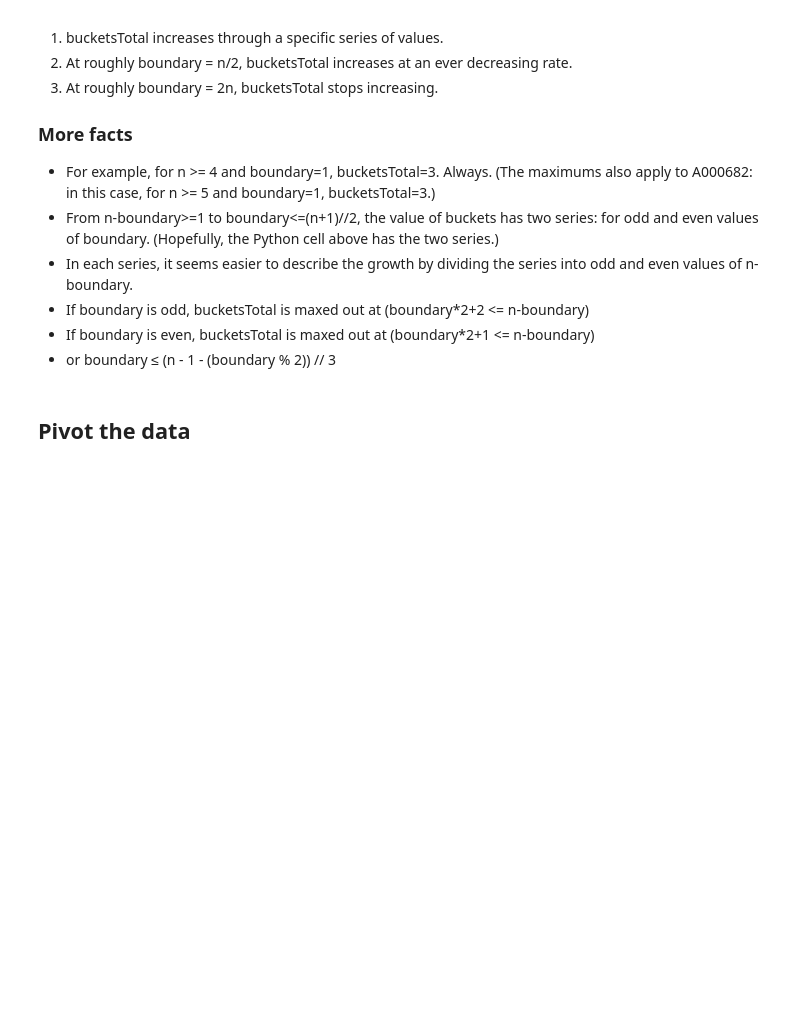
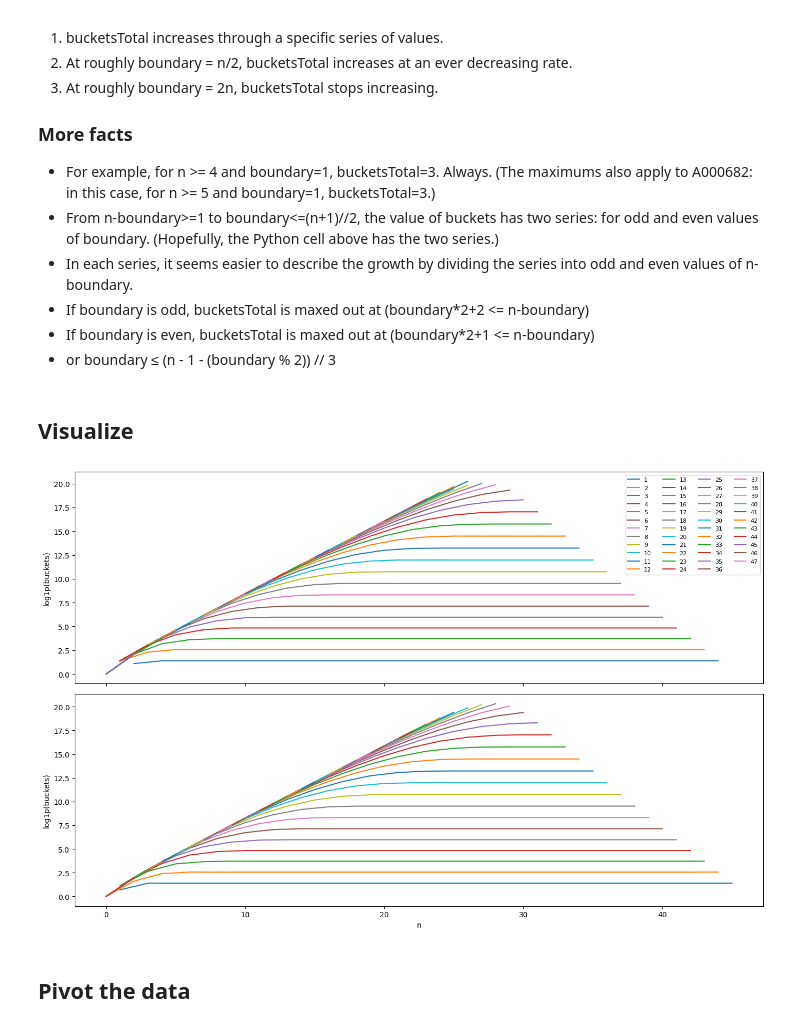
Before and after one commit to hunterhogan/mapFolding, a Jupyter notebook: mapFolding/reference/matrixMeandersAnalysis/buckets.ipynb, the cells around one changed output. Saved outputs shown, nothing was run; the diff lists cells and outputs as text; code cells hidden in the pictures; blank space fills up the shorter version.

Commit message:
buckets

```diff
--- a/mapFolding/reference/matrixMeandersAnalysis/buckets.ipynb
+++ b/mapFolding/reference/matrixMeandersAnalysis/buckets.ipynb
@@ -25,11 +32,0 @@ df['odd_nLess_boundary'] = df['nLess_boundary'] & 1
-# %%
-# pyright: basic
-
-fig, axes = pyplot.subplots(1, 1, figsize=(10, 8), sharex=True)
-for groupByValue, dataframeGroupBy in df.groupby('k'):
-    axes.plot(dataframeGroupBy['nLess_k'], numpy.log1p(dataframeGroupBy['buckets']), label=f"k={groupByValue}")
-axes.set_ylabel('log1p(buckets)')
-axes.set_xlabel('n')
-axes.legend(ncol=4, fontsize=8)
-pyplot.tight_layout()
-pyplot.show()
@@ -55,3 +33,6 @@ pyplot.show()
+# %%
+dfA = df[(df['oeisID'] == 'A005316') & (df['odd_n'])]
+dfB = df[(df['oeisID'] == 'A005316') & (~df['odd_n'])]
 # %% [markdown]
 ## Observations
 # %%
@@ -81,6 +62,34 @@ If we compare the total number of non-unique buckets (bucketsTotal) at the same
 - If boundary is odd, bucketsTotal is maxed out at (boundary*2+2 <= n-boundary)
 - If boundary is even, bucketsTotal is maxed out at (boundary*2+1 <= n-boundary)
 - or boundary ≤ (n - 1 - (boundary % 2)) // 3
+# %% [markdown]
+## Visualize
+# %%
+# pyright: basic
+
+# fig, axes = pyplot.subplots(1, 1, figsize=(10, 8), sharex=True)
+# for groupByValue, dataframeGroupBy in df.groupby('k'):
+#     axes.plot(dataframeGroupBy['nLess_k'], numpy.log1p(dataframeGroupBy['buckets']), label=f"k={groupByValue}")
+# axes.set_ylabel('log1p(buckets)')
+# axes.set_xlabel('n')
+# axes.legend(ncol=4, fontsize=8)
+# pyplot.tight_layout()
+# pyplot.show()
+# # pyright: basic
+
+fig, axes = pyplot.subplots(2, 1, figsize=(14, 9), sharex=True)
+for groupByValue, dataframeGroupBy in dfA.groupby('boundary'):
+    axes[0].plot(dataframeGroupBy['nLess_boundary'], numpy.log1p(dataframeGroupBy['buckets']), label=f"{groupByValue}")
+for groupByValue, dataframeGroupBy in dfB.groupby('boundary'):
+    axes[1].plot(dataframeGroupBy['nLess_boundary'], numpy.log1p(dataframeGroupBy['buckets']), label=f"{groupByValue}")
+axes[0].set_ylabel('log1p(buckets)')
+axes[1].set_ylabel('log1p(buckets)')
+axes[1].set_xlabel('n')
+axes[0].legend(ncol=4, fontsize=8)
+pyplot.tight_layout()
+pyplot.show()
+# %% [output]
+[figure, added]
 # %% [markdown]
 ## Pivot the data
 # %%
```
Also changed, not shown: parts of 5 cells of this notebook, 2 other files.
